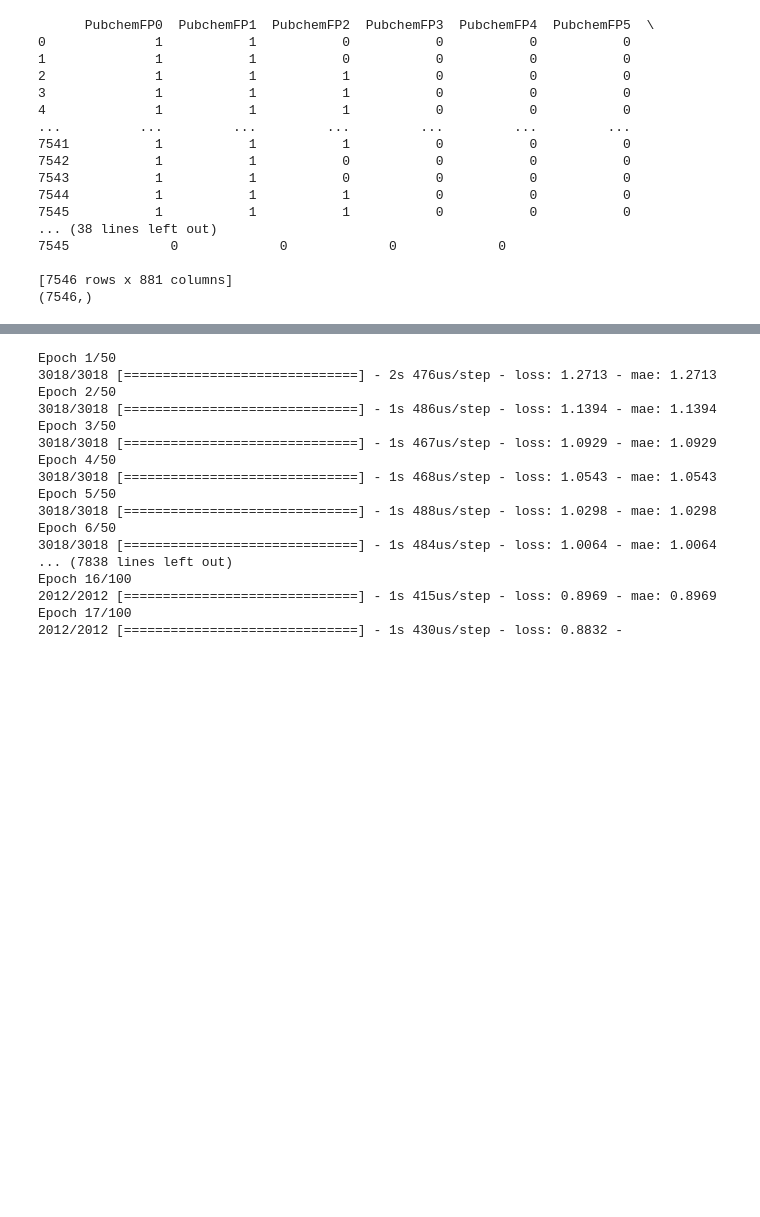
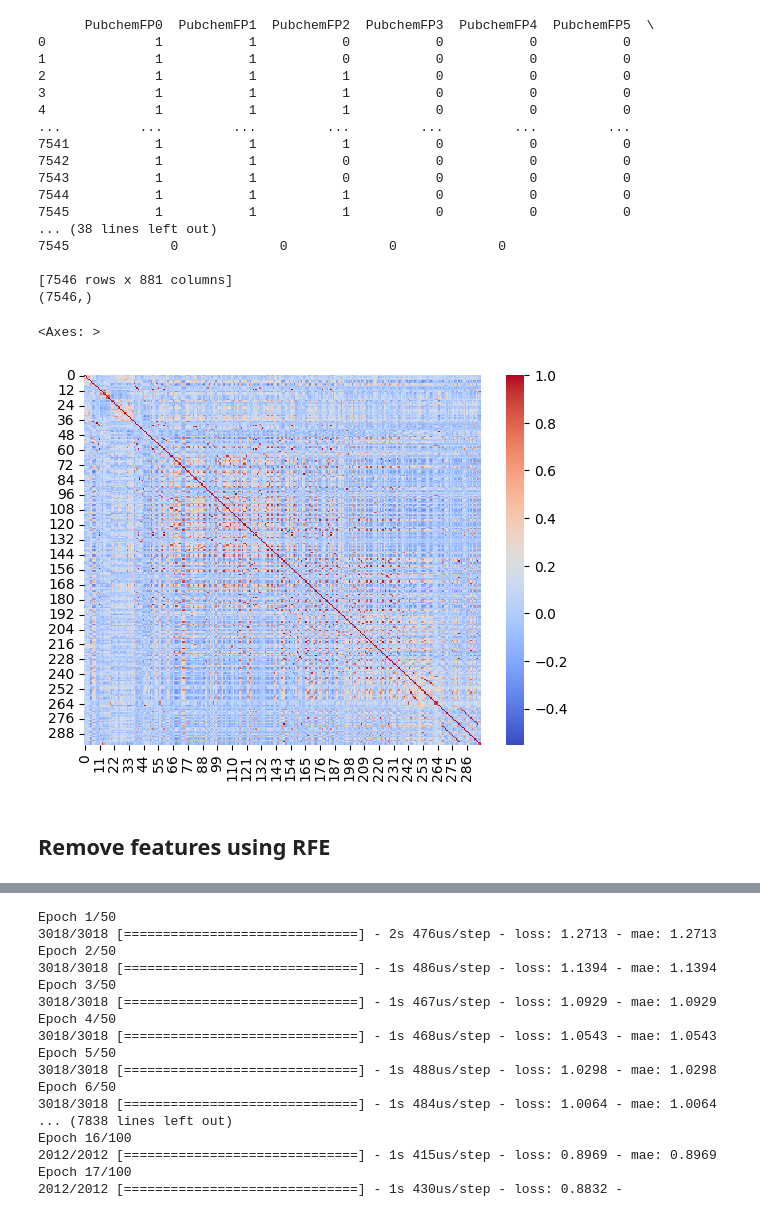
Before and after one commit to Curtis-Wu/Computational-Drug-Discovery-Webapp, a Jupyter notebook: models/acetylcholinesterase/NN.ipynb, the cells around one changed output, grey strips where cells are left out. Cells and saved outputs as stored; diff of their text form; code cells hidden in the pictures; blank space fills up the shorter version.

Commit message:
updated data preprocessing for ANN

```diff
--- a/models/acetylcholinesterase/NN.ipynb
+++ b/models/acetylcholinesterase/NN.ipynb
@@ -50,6 +55,6 @@ import pickle
 df = pd.read_csv('data/data_XandY.csv')
 X = df.drop('pIC50',axis = 1)
 Y = df.pIC50
-selection = VarianceThreshold(threshold=0.02)
+selection = VarianceThreshold(threshold=0.05)
 X = selection.fit_transform(X)
 X_train, X_test, y_train, y_test = train_test_split(X, Y, test_size=0.2,random_state=42)
@@ -60,0 +61,11 @@ from sklearn.metrics import r2_score
+# %%
+# Create a correlation matrix
+X_corr = pd.DataFrame(X)
+corr_matrix = X_corr.corr()
+
+# Print the correlation matrix
+corr_matrix
+sns.heatmap(corr_matrix, cmap='coolwarm')
+# %% [output]
+<Axes: >
+[figure, added]
@@ -66,0 +86,2 @@ model.compile(loss="mean_squared_error", optimizer = 'adam',metrics=['mae'])
+# %% [markdown]
+## Remove features using RFE
```
Also changed, not shown: parts of 11 cells of this notebook, 1 other file.
